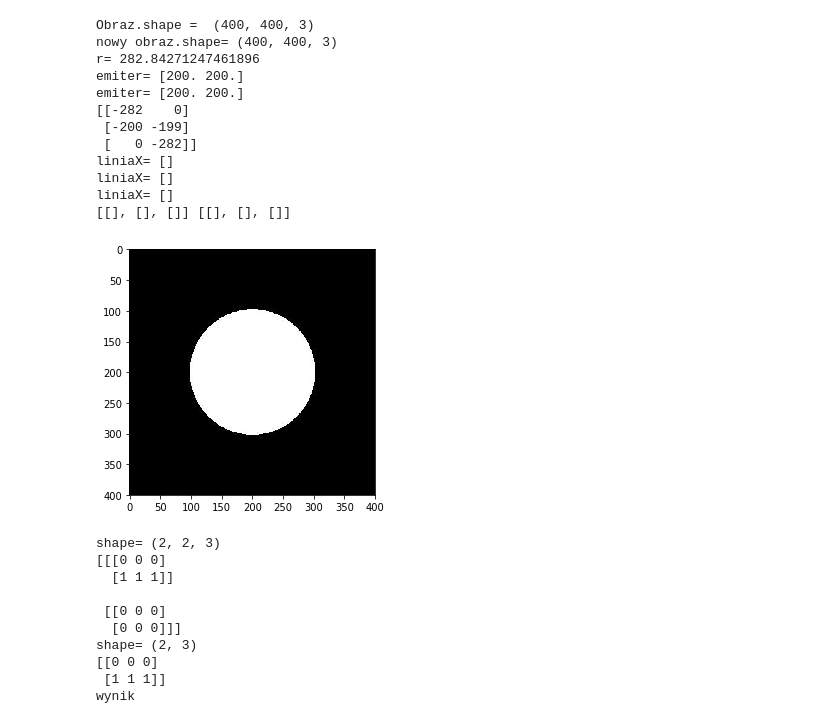
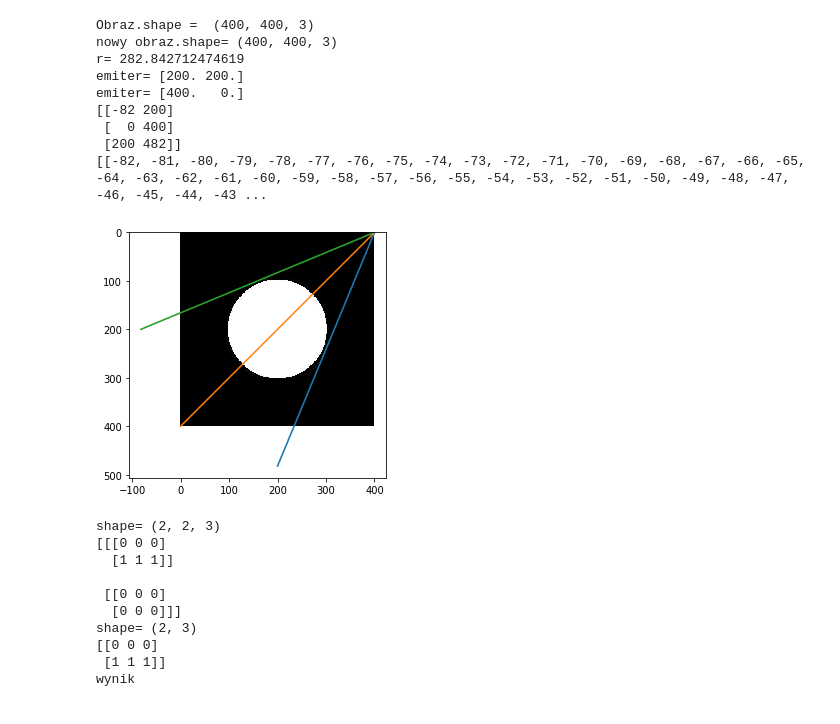
Before and after one commit to emsi-iggy/iwm, a Jupyter notebook: program.ipynb, the cells around one changed output. Cells and saved outputs as stored; diff of their text form; code cells hidden in the pictures.

```diff
--- a/program.ipynb
+++ b/program.ipynb
@@ -116,13 +206,13 @@ if(obraz.shape[0]!=obraz.shape[1]):
 
 
 print('nowy obraz.shape=',obraz.shape)
-r = obraz.shape[0] / np.sqrt(2)
+r = np.sqrt(obraz.shape[0]**2 + obraz.shape[1]**2)/2
 alfa = 45 * np.pi / 180
 print('r=',r)
 emiter = np.array([r*np.cos(alfa),r*np.sin(alfa)])
 print('emiter=',emiter)
-#emiter[0] = emiter[0] + obraz.shape[0]/2
-#emiter[1] = abs(emiter[1] - obraz.shape[0]/2)
+emiter[0] = emiter[0] + obraz.shape[0]/2
+emiter[1] = obraz.shape[1]/2-emiter[1]
 print('emiter=',emiter)
 liczbaDetektorow = 3
 rozpietosc = 90 * np.pi / 180
@@ -130,56 +220,56 @@ detektory = np.array([[0 for i in range(2)] for j in range(liczbaDetektorow)])
 
 detektory[0,0] = r * np.cos(alfa + np.pi-rozpietosc/2)
 detektory[0,1] = r * np.sin(alfa + np.pi-rozpietosc/2)
+detektory[0,0] = detektory[0,0] + obraz.shape[0]/2
+detektory[0,1] = obraz.shape[1]/2-detektory[0,1]
 
 for i in range(1,liczbaDetektorow):
     detektory[i,0] = r * np.cos(alfa + np.pi-rozpietosc/2 + i*rozpietosc/(liczbaDetektorow-1))
     detektory[i,1] = r * np.sin(alfa + np.pi-rozpietosc/2 + i*rozpietosc/(liczbaDetektorow-1))
 
-    #detektory[i,0] = detektory[i,0] + obraz.shape[0]/2
-    #detektory[i,1] = abs(detektory[i,1] - obraz.shape[0]/2)
+    detektory[i,0] = detektory[i,0] + obraz.shape[0]/2
+    detektory[i,1] = obraz.shape[1]/2-detektory[i,1]
 print(detektory)
 
-liniaX = []
-liniaY = []
+
 wszystkieLinieX = []
 wszystkieLinieY = []
 for i in range(liczbaDetektorow):
-    liniaX,liniaY = bresenham2(int(emiter[0]),int(emiter[1]),int(detektory[i,0]),int(detektory[i,1]))
+    liniaX,liniaY = bresenhamS(int(emiter[0]),int(emiter[1]),int(detektory[i,0]),int(detektory[i,1]))
     #for j in range(len(l))
-    print('liniaX=',liniaX)
+    #print('liniaX=',liniaX)
     wszystkieLinieX.append(liniaX)
     wszystkieLinieY.append(liniaY)
 
 #wszystkieLinie[2]
 print(wszystkieLinieX,wszystkieLinieY)
-emiter[0] = emiter[0] + obraz.shape[0]/2
-emiter[1] = abs(emiter[1] - obraz.shape[0]/2)
+#emiter[0] = emiter[0] + obraz.shape[0]/2
+#emiter[1] = abs(emiter[1] - obraz.shape[0]/2)
 
 plt.plot(wszystkieLinieX[2],wszystkieLinieY[2])
+plt.plot(wszystkieLinieX[1],wszystkieLinieY[1])
+plt.plot(wszystkieLinieX[0],wszystkieLinieY[0])
     #for i in range(len(pikseleX)):
     #print(pikseleX[i],pikseleY[i])
 #obraz[emiter[0]:emiter[0]+5,emiter[1]:emiter[1]+5]=[0,0,255]
 #for i in range(liczbaDetektorow):
 #    obraz[detektory[i,0]:detektory[i,0]+5,detektory[i,1]:detektory[i,1]+5]=[255,0,0]
 #obraz = obraz[::-1,:]
 
 
 plt.show()
 #io.imshow(obraz)
 # %% [output]
 Obraz.shape =  (400, 400, 3)
 nowy obraz.shape= (400, 400, 3)
-r= 282.84271247461896
+r= 282.842712474619
 emiter= [200. 200.]
-emiter= [200. 200.]
-[[-282    0]
- [-200 -199]
- [   0 -282]]
-liniaX= []
-liniaX= []
-liniaX= []
-[[], [], []] [[], [], []]
+emiter= [400.   0.]
+[[-82 200]
+ [  0 400]
+ [200 482]]
+[[-82, -81, -80, -79, -78, -77, -76, -75, -74, -73, -72, -71, -70, -69, -68, -67, -66, -65, -64, -63, -62, -61, -60, -59, -58, -57, -56, -55, -54, -53, -52, -51, -50, -49, -48, -47, -46, -45, -44, -43 ...
-[figure, old version]
+[figure, new version]
 # %%
 a = np.array([[[0,0,0],[1,1,1]],[[0,0,0],[0,0,0]]])
 print('shape=',a.shape)
```
Also changed, not shown: parts of 4 cells of this notebook.
